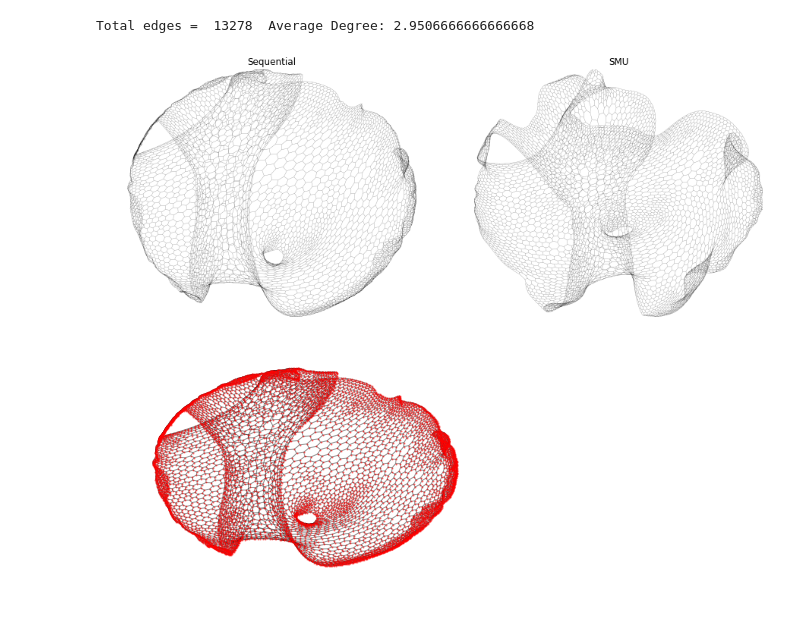
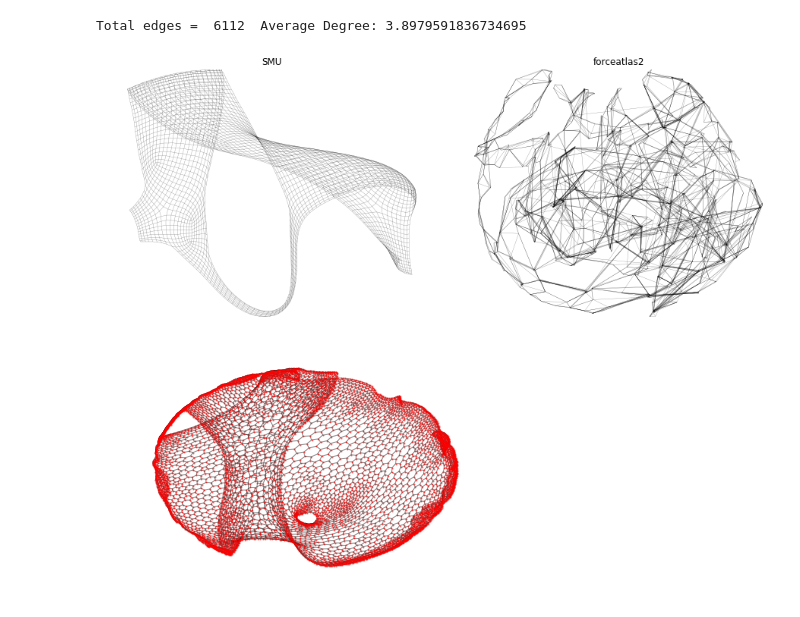
Before and after one commit to khaled-rahman/BatchLayout, a Jupyter notebook: visualize.ipynb, the cells around one changed output. Saved outputs shown, nothing was run; the diff lists cells and outputs as text; code cells hidden in the pictures.

```diff
--- a/visualize.ipynb
+++ b/visualize.ipynb
@@ -43,7 +43,10 @@ def drawnetworkxgraph(G, layout, ns, alp):
     plt.axis('off')
     nx.draw_networkx(G, layout, node_size=ns, with_labels=False, alpha=alp)
 # %%
-filename = "datasets/input/3elt_dual.mtx"
+#filename = "datasets/input/3elt_dual.mtx"
+filename = "datasets/input/grid2_dual.mtx"
+#filename = "datasets/input/power.mtx"
+#filename = "datasets/input/sf_ba6000.mtx"
 
 graph = mmread(filename)
 G = nx.Graph()
@@ -75,3 +101,3 @@ def readCoordinatesFromGML(graph):
 # %%
-algo1 = readCoordinates("datasets/output/3elt_dual.mtxSEQUADJ600.txt")
-algo2 = readCoordinates("datasets/output/3elt_dual.mtxCACHEMINB256PARAOUTRAND600.txt")
+algo1 = readCoordinates("datasets/output/grid2_dual.mtxCACHEMINB128PARAOUTRAND600.txt")
+algo2 = readCoordinates("datasets/output/grid2_dual.mtxCACHEMINB256PARAOUTRAND600.txt")
@@ -91,8 +104,12 @@ readCoordinatesFromGML(forceatlas2)
+# %%
+openord = readCoordinates("datasets/output/grid2_dual.openord_600.gml.txt")
+forceatlas2 = readCoordinates("datasets/output/grid2_dual.forceatlas2_600.gml.txt")
+forceatlas2bh = readCoordinates("datasets/output/grid2_dual.forceatlas2_BH_600.gml.txt")
 # %%
-drawlinegraph(G, algo1, algo2, "Sequential", "SMU")
+drawlinegraph(G, algo2, openord, "SMU", "forceatlas2")
 # %% [output]
-Total edges =  13278  Average Degree: 2.9506666666666668
+Total edges =  6112  Average Degree: 3.8979591836734695
-[figure, old version]
+[figure, new version]
 # %%
 #nx.draw_networkx(openord, node_size=1.2, with_labels=False, alpha=0.4)
 # %%
```
Also changed, not shown: parts of 6 cells of this notebook, 46 other files.
